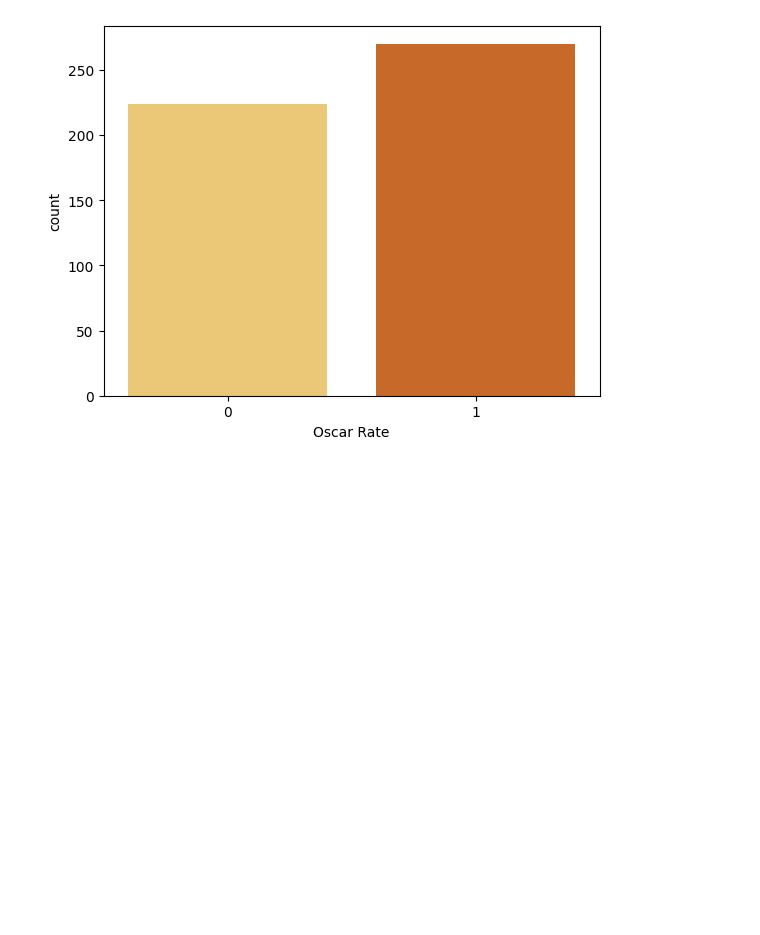
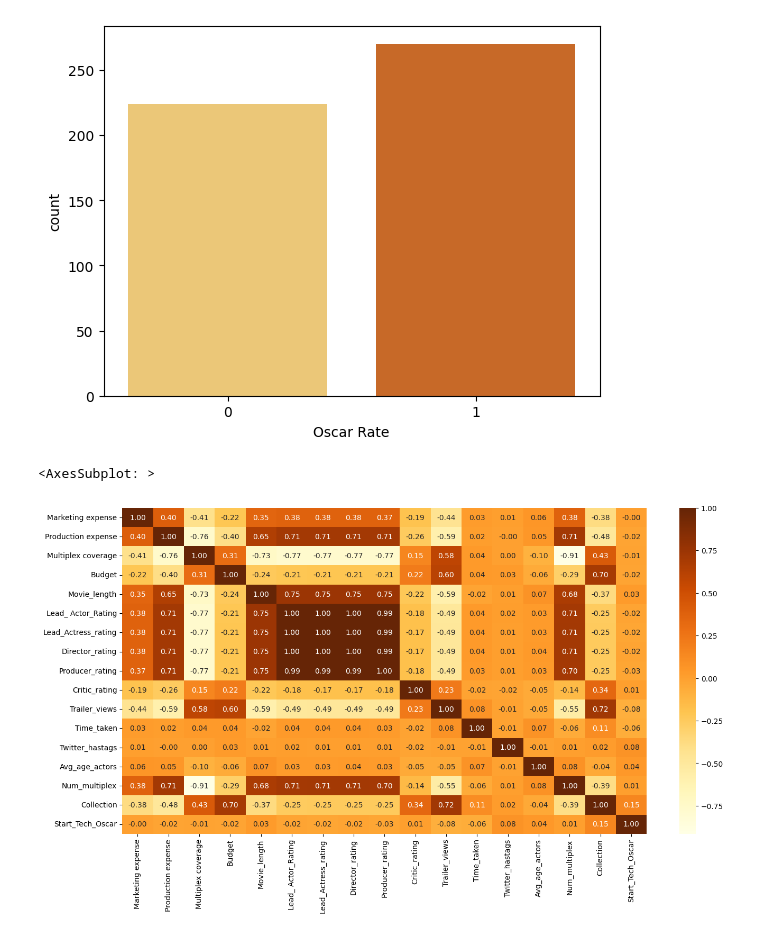
Before and after one commit to nadeap/Fullstack-DS, a Jupyter notebook: eda-fe.ipynb, the cells around one changed output. Saved outputs shown, nothing was run; the diff lists cells and outputs as text; code cells hidden in the pictures; blank space fills up the shorter version.

Commit message:
update corr

```diff
--- a/eda-fe.ipynb
+++ b/eda-fe.ipynb
@@ -94,3 +94,9 @@ sns.countplot(x = dep, palette= 'YlOrBr')
 plt.xlabel('Oscar Rate');
 # %% [output]
 [figure]
+# %%
+plt.figure(figsize= (16, 8))
+sns.heatmap(data1.corr(), annot = True, cmap= 'YlOrBr', fmt= '.2f')
+# %% [output]
+<AxesSubplot: >
+[figure, added]
```
